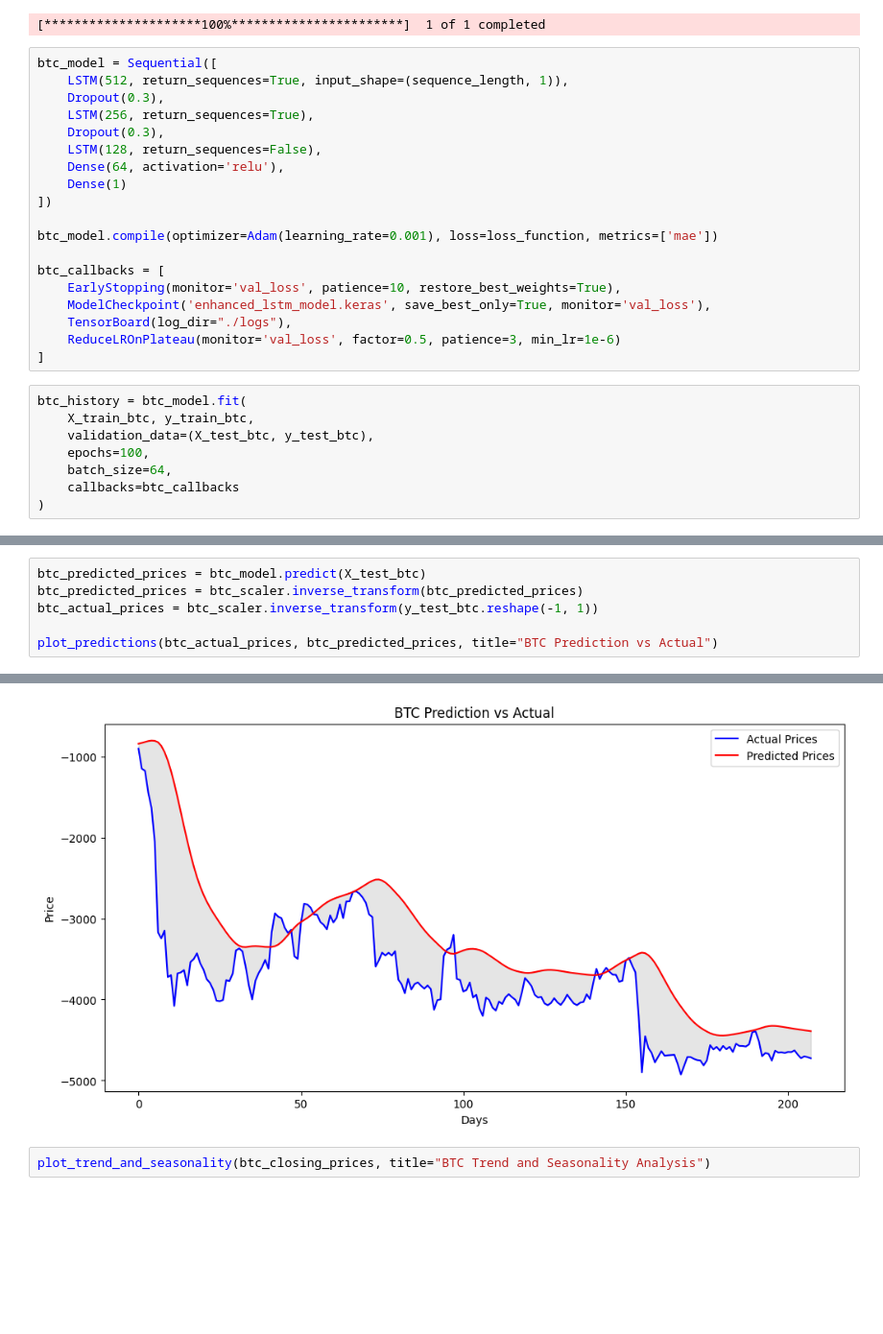
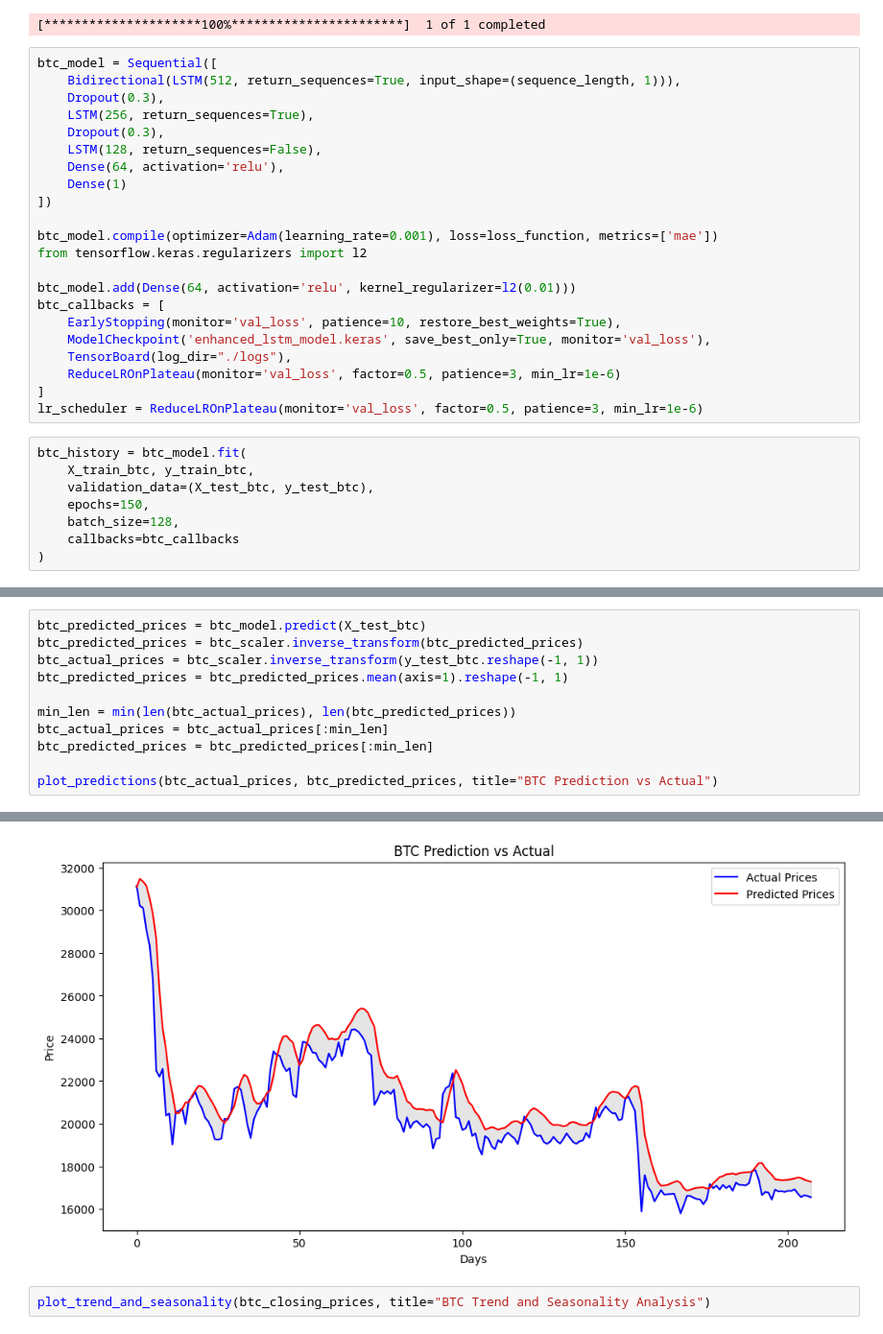
Before and after one commit to ad-astra-per-ardua/DataAnalysis, a Jupyter notebook: LTSM_Model_Task.ipynb, the cells around one changed output, grey strips where cells are left out. Shown: that part at 96% size. Cells and saved outputs as stored; diff of their text form; blank space fills up the shorter version.

```diff
--- a/LTSM_Model_Task.ipynb
+++ b/LTSM_Model_Task.ipynb
@@ -262,7 +259,7 @@ y_train_btc, y_test_btc = y_btc[:train_size_btc], y_btc[train_size_btc:]
 [*********************100%***********************]  1 of 1 completed
 # %%
 btc_model = Sequential([
-    LSTM(512, return_sequences=True, input_shape=(sequence_length, 1)),
+    Bidirectional(LSTM(512, return_sequences=True, input_shape=(sequence_length, 1))),
     Dropout(0.3),
     LSTM(256, return_sequences=True),
     Dropout(0.3),
@@ -272,19 +269,22 @@ btc_model = Sequential([
 ])
 
 btc_model.compile(optimizer=Adam(learning_rate=0.001), loss=loss_function, metrics=['mae'])
+from tensorflow.keras.regularizers import l2
 
+btc_model.add(Dense(64, activation='relu', kernel_regularizer=l2(0.01)))
 btc_callbacks = [
     EarlyStopping(monitor='val_loss', patience=10, restore_best_weights=True),
     ModelCheckpoint('enhanced_lstm_model.keras', save_best_only=True, monitor='val_loss'),
     TensorBoard(log_dir="./logs"),
     ReduceLROnPlateau(monitor='val_loss', factor=0.5, patience=3, min_lr=1e-6)
 ]
+lr_scheduler = ReduceLROnPlateau(monitor='val_loss', factor=0.5, patience=3, min_lr=1e-6)
 # %%
 btc_history = btc_model.fit(
     X_train_btc, y_train_btc,
     validation_data=(X_test_btc, y_test_btc),
-    epochs=100,
-    batch_size=64,
+    epochs=150,
+    batch_size=128,
     callbacks=btc_callbacks
 )
 # %% [output]
@@ -309,6 +309,11 @@ Epoch 13/100
 btc_predicted_prices = btc_model.predict(X_test_btc)
 btc_predicted_prices = btc_scaler.inverse_transform(btc_predicted_prices)
 btc_actual_prices = btc_scaler.inverse_transform(y_test_btc.reshape(-1, 1))
+btc_predicted_prices = btc_predicted_prices.mean(axis=1).reshape(-1, 1)
+
+min_len = min(len(btc_actual_prices), len(btc_predicted_prices))
+btc_actual_prices = btc_actual_prices[:min_len]
+btc_predicted_prices = btc_predicted_prices[:min_len]
 
 plot_predictions(btc_actual_prices, btc_predicted_prices, title="BTC Prediction vs Actual")
 # %% [output]
@@ -316,4 +321,4 @@ plot_predictions(btc_actual_prices, btc_predicted_prices, title="BTC Prediction
-[figure, old version]
+[figure, new version]
 # %%
 plot_trend_and_seasonality(btc_closing_prices, title="BTC Trend and Seasonality Analysis")
 # %% [output]
```
Also changed, not shown: parts of 14 cells of this notebook.
